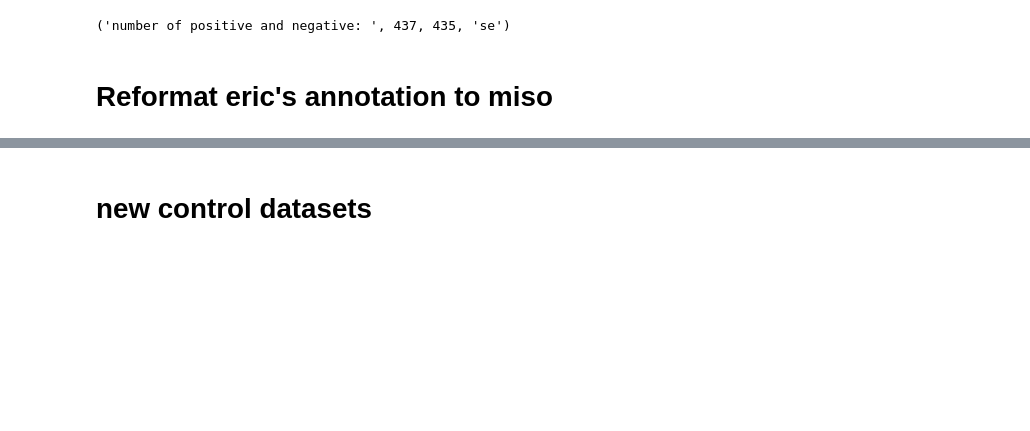
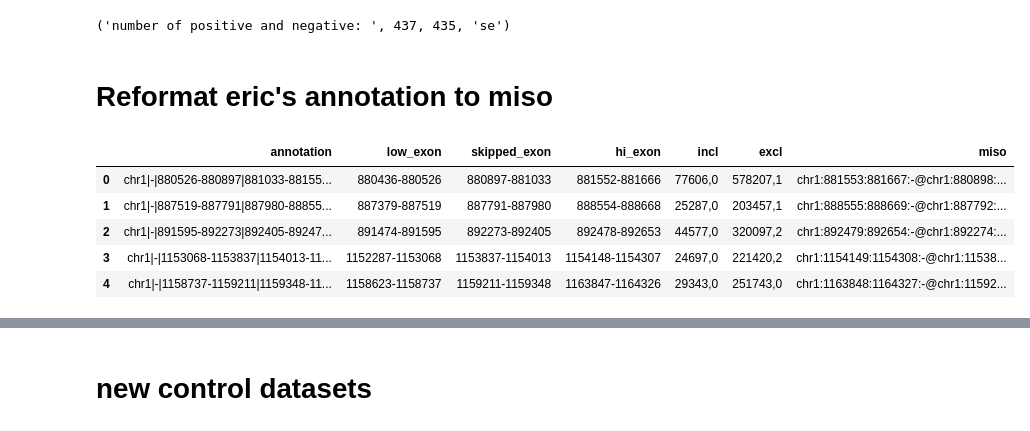
Before and after one commit to byee4/bfx, a Jupyter notebook: notebooks/encode_notebooks/subset_rmats_annotations.ipynb, the cells around one changed output, grey strips where cells are left out. Drawn from its saved outputs; the diff is of its cells as text; code cells hidden in the pictures; blank space fills up the shorter version.

```diff
--- a/notebooks/encode_notebooks/subset_rmats_annotations.ipynb
+++ b/notebooks/encode_notebooks/subset_rmats_annotations.ipynb
@@ -248,16 +248,19 @@ for neg in all_negative:
 # %% [markdown]
 # Reformat eric's annotation to miso
 # %%
-bg_dir = '/projects/ps-yeolab3/bay001/maps/current_annotations/se/'
+import pandas as pd
+import os
+
+bg_dir = '/projects/ps-yeolab3/encode/'
 new_bg_dir = '/projects/ps-yeolab3/bay001/maps/current_annotations/as_miso_renamed/'
 
-header = ['annotation','lowpos','cassette','hipos']
+# header = ['annotation','lowpos','cassette','hipos']
 # %%
 def as_miso(row):
     chrom, strand, _, _, _ = row['annotation'].split('|')
-    low_start, low_end = row['lowpos'].split('-')
-    cass_start, cass_end = row['cassette'].split('-')
-    hi_start, hi_end = row['hipos'].split('-')
+    low_start, low_end = row['low_exon'].split('-')
+    cass_start, cass_end = row['skipped_exon'].split('-')
+    hi_start, hi_end = row['hi_exon'].split('-')
     if strand == '+':
         return '{}:{}:{}:{}@{}:{}:{}:{}@{}:{}:{}:{}'.format(
             chrom, int(low_start)+1, int(low_end)+1, strand,
@@ -276,14 +279,22 @@ def as_miso(row):
 # %%
 original_ce = pd.read_table(
     os.path.join(
-        bg_dir, 'k562_brenton-graveley_ambiguous_bams_for_integrated_analysis.txt.strict_CE_all_20170401',
+        bg_dir, 'k562_brenton-graveley_ambiguous_bams_for_integrated_analysis.txt.strict_CE_all_20170805.NR',
 
-    ), names=header
+    )
 )
 original_ce['miso'] = original_ce.apply(as_miso, axis=1)
 original_ce[['miso','annotation']].to_csv(
     os.path.join(new_bg_dir, 'K562-constitutive-exons.miso'), sep='\t', index=False, header=False
 )
+original_ce.head()
+# %% [output]
+|  | annotation | low_exon | skipped_exon | hi_exon | incl | excl | miso |
+| 0 | chr1|-|880526-880897|881033-88155... | 880436-880526 | 880897-881033 | 881552-881666 | 77606,0 | 578207,1 | chr1:881553:881667:-@chr1:880898:... |
+| 1 | chr1|-|887519-887791|887980-88855... | 887379-887519 | 887791-887980 | 888554-888668 | 25287,0 | 203457,1 | chr1:888555:888669:-@chr1:887792:... |
+| 2 | chr1|-|891595-892273|892405-89247... | 891474-891595 | 892273-892405 | 892478-892653 | 44577,0 | 320097,2 | chr1:892479:892654:-@chr1:892274:... |
+| 3 | chr1|-|1153068-1153837|1154013-11... | 1152287-1153068 | 1153837-1154013 | 1154148-1154307 | 24697,0 | 221420,2 | chr1:1154149:1154308:-@chr1:11538... |
+| 4 | chr1|-|1158737-1159211|1159348-11... | 1158623-1158737 | 1159211-1159348 | 1163847-1164326 | 29343,0 | 251743,0 | chr1:1163848:1164327:-@chr1:11592... |
 # %%
 original_ce = pd.read_table(
     os.path.join(
```
Also changed, not shown: parts of 9 cells of this notebook, 7 other files.
